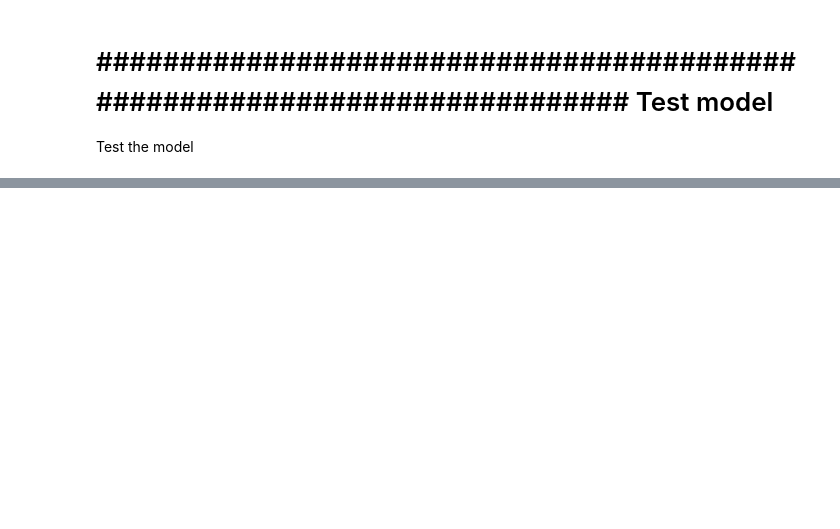
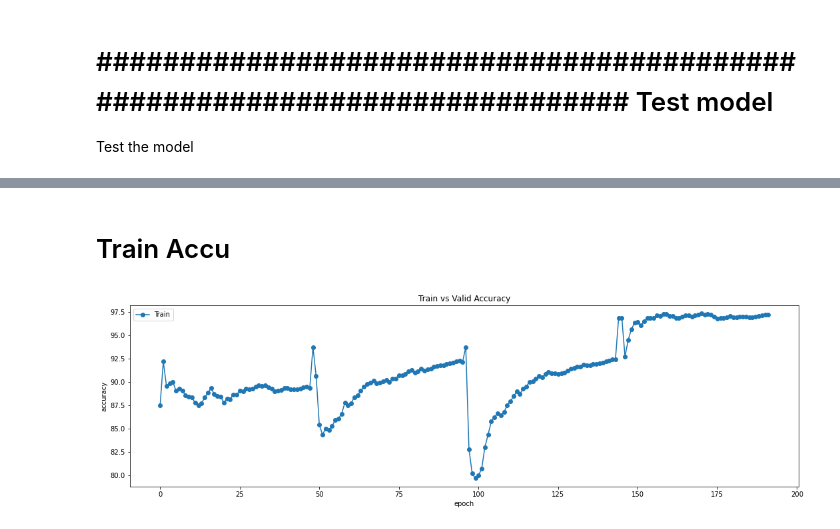
Before and after one commit to Tesfit-haile/Machine-Learing-Deep-Learning-computer-vision, a Jupyter notebook: Projects-ML_DL_CV/PlantVillate_disease_detector_project_2.ipynb, the cells around one changed output, grey strips where cells are left out. Drawn from its saved outputs; the diff is of its cells as text; code cells hidden in the pictures; blank space fills up the shorter version.

```diff
--- a/Projects-ML_DL_CV/PlantVillate_disease_detector_project_2.ipynb
+++ b/Projects-ML_DL_CV/PlantVillate_disease_detector_project_2.ipynb
@@ -346,0 +383,15 @@ plt.show()
+# %% [markdown]
+# Train Accu
+# %%
+plt.figure(figsize=(18,5))
+
+plt.title('Train vs Valid Accuracy')
+plt.plot(train_accuracy,'-o')
+# plt.plot(val_acc,'-o')
+plt.xlabel('epoch')
+plt.ylabel('accuracy')
+plt.legend(['Train','Valid'])
+
+plt.show()
+# %% [output]
+[figure, added]
```
Also changed, not shown: parts of 23 cells of this notebook, 2 other files.
